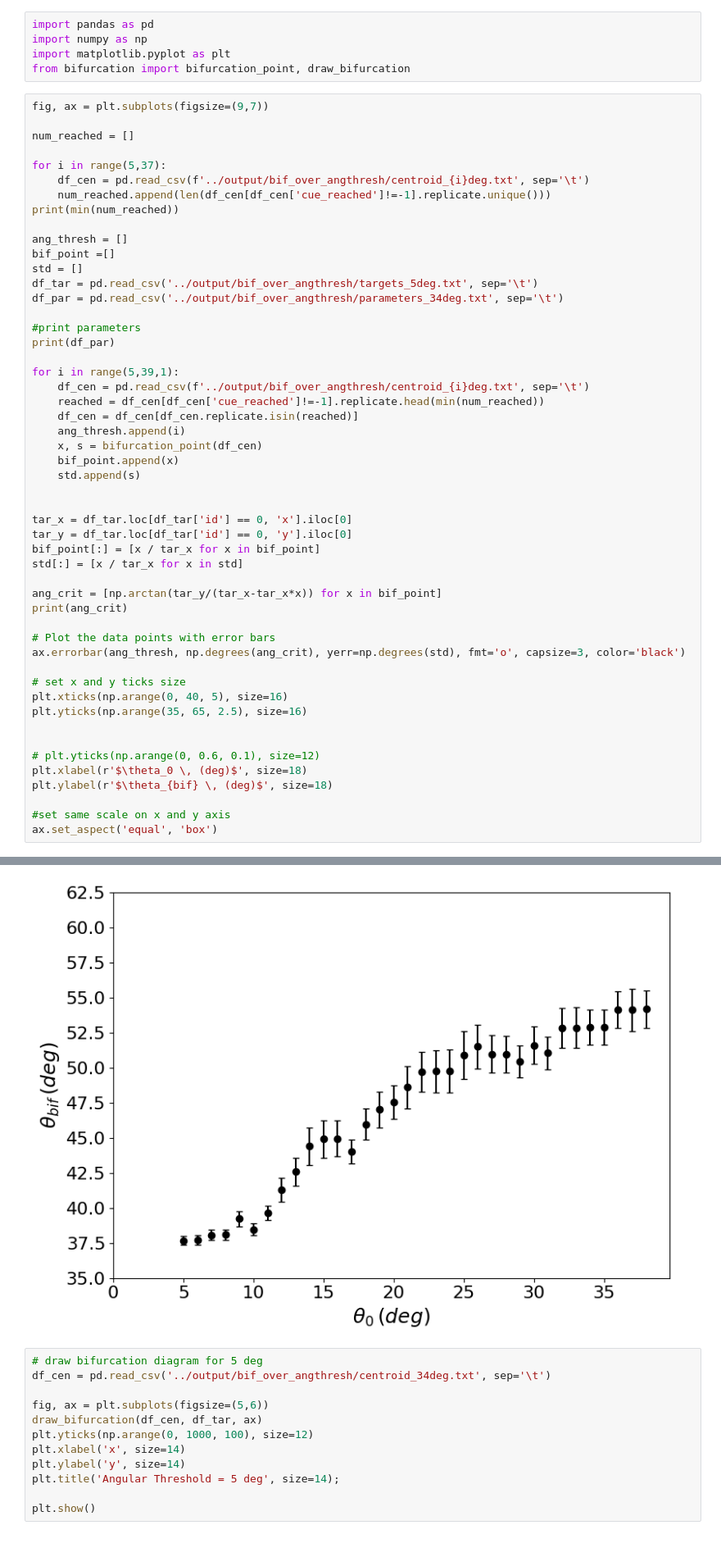
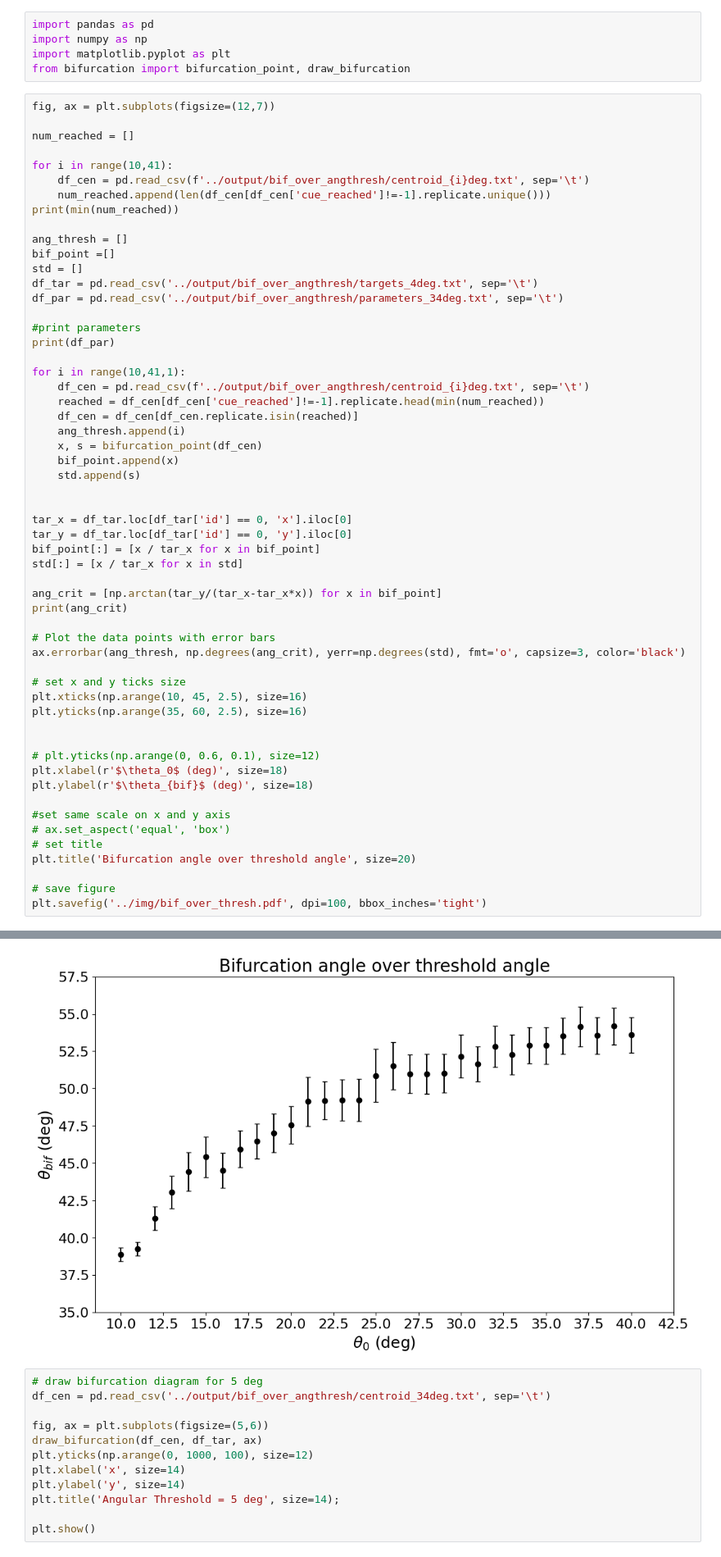
Before and after one commit to eleonoragatti44/Master-Thesis-Gatti, a Jupyter notebook: spatial_model/analysis/bifurcation_over_threshangle.ipynb, the cells around one changed output, grey strips where cells are left out. Shown at 82% size. Saved outputs shown, nothing was run; the diff lists cells and outputs as text.

```diff
--- a/spatial_model/analysis/bifurcation_over_threshangle.ipynb
+++ b/spatial_model/analysis/bifurcation_over_threshangle.ipynb
@@ -4,11 +4,11 @@ import numpy as np
 import matplotlib.pyplot as plt
 from bifurcation import bifurcation_point, draw_bifurcation
 # %%
-fig, ax = plt.subplots(figsize=(9,7))
+fig, ax = plt.subplots(figsize=(12,7))
 
 num_reached = []
 
-for i in range(5,37):
+for i in range(10,41):
     df_cen = pd.read_csv(f'../output/bif_over_angthresh/centroid_{i}deg.txt', sep='\t')
     num_reached.append(len(df_cen[df_cen['cue_reached']!=-1].replicate.unique()))
 print(min(num_reached))
@@ -16,13 +16,13 @@ print(min(num_reached))
 ang_thresh = []
 bif_point =[]
 std = []
-df_tar = pd.read_csv('../output/bif_over_angthresh/targets_5deg.txt', sep='\t')
+df_tar = pd.read_csv('../output/bif_over_angthresh/targets_4deg.txt', sep='\t')
 df_par = pd.read_csv('../output/bif_over_angthresh/parameters_34deg.txt', sep='\t')
 
 #print parameters
 print(df_par)
 
-for i in range(5,39,1):
+for i in range(10,41,1):
     df_cen = pd.read_csv(f'../output/bif_over_angthresh/centroid_{i}deg.txt', sep='\t')
     reached = df_cen[df_cen['cue_reached']!=-1].replicate.head(min(num_reached))
     df_cen = df_cen[df_cen.replicate.isin(reached)]
@@ -44,14 +44,19 @@ print(ang_crit)
 ax.errorbar(ang_thresh, np.degrees(ang_crit), yerr=np.degrees(std), fmt='o', capsize=3, color='black')
 
 # set x and y ticks size
-plt.xticks(np.arange(0, 40, 5), size=16)
-plt.yticks(np.arange(35, 65, 2.5), size=16)
+plt.xticks(np.arange(10, 45, 2.5), size=16)
+plt.yticks(np.arange(35, 60, 2.5), size=16)
 
 
 # plt.yticks(np.arange(0, 0.6, 0.1), size=12)
-plt.xlabel(r'$\theta_0 \, (deg)$', size=18)
-plt.ylabel(r'$\theta_{bif} \, (deg)$', size=18)
+plt.xlabel(r'$\theta_0$ (deg)', size=18)
+plt.ylabel(r'$\theta_{bif}$ (deg)', size=18)
 
 #set same scale on x and y axis
-ax.set_aspect('equal', 'box')
+# ax.set_aspect('equal', 'box')
+# set title
+plt.title('Bifurcation angle over threshold angle', size=20)
+
+# save figure
+plt.savefig('../img/bif_over_thresh.pdf', dpi=100, bbox_inches='tight')
 # %% [output]
@@ -76,4 +81,4 @@ ax.set_aspect('equal', 'box')
-[figure, old version]
+[figure, new version]
 # %%
 # draw bifurcation diagram for 5 deg
 df_cen = pd.read_csv('../output/bif_over_angthresh/centroid_34deg.txt', sep='\t')
```
Also changed, not shown: parts of 1 cell of this notebook, 30 other files.
